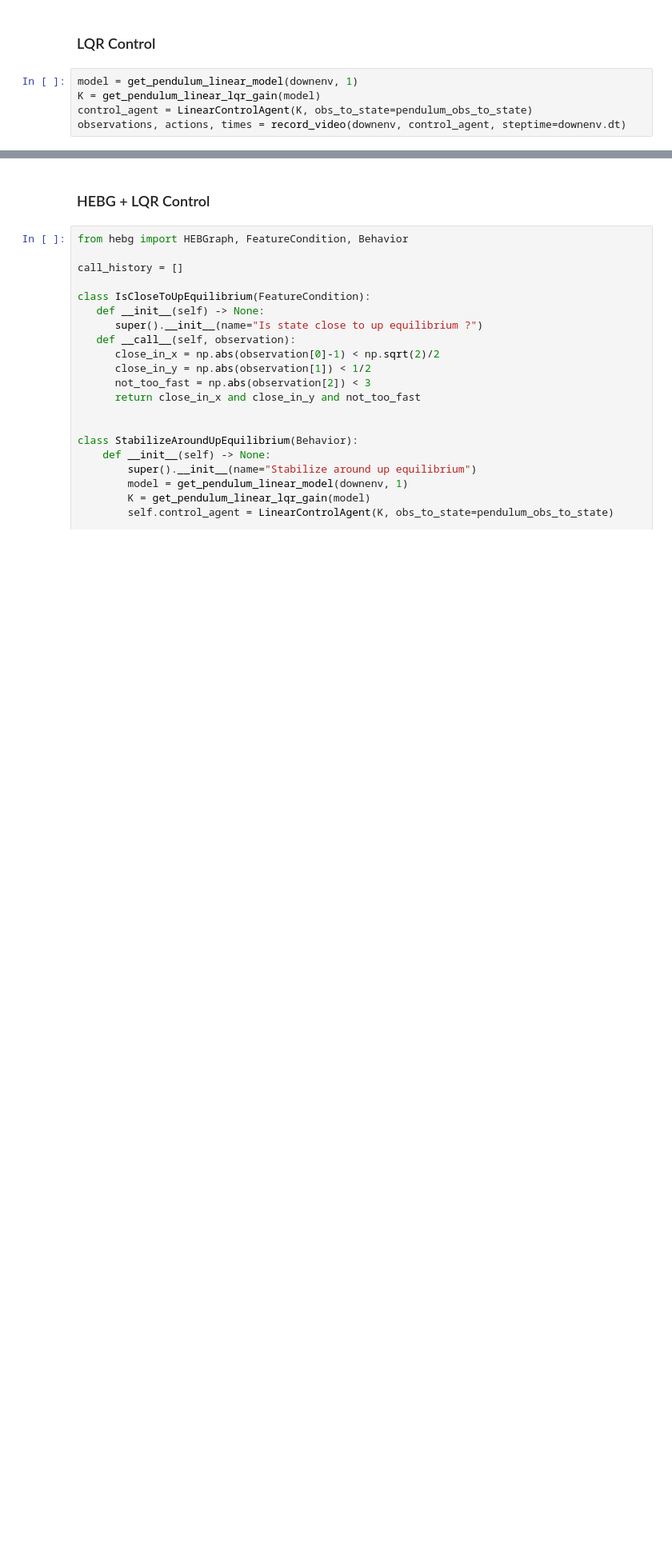
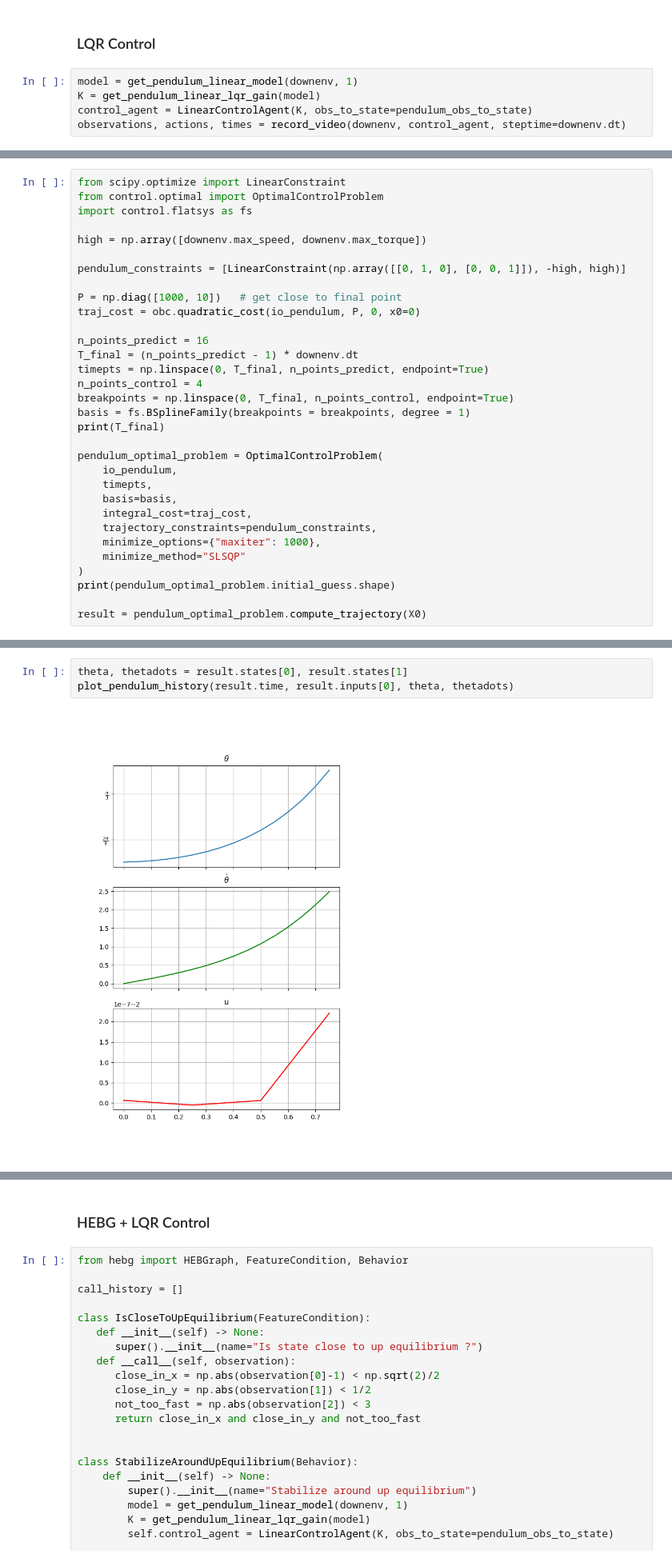
Before and after one commit to MathisFederico/ControlGym, a Jupyter notebook: notebooks/pendulum.ipynb, the cells around one changed output, grey strips where cells are left out. Shown at 80% size. Drawn from its saved outputs; the diff is of its cells as text; blank space fills up the shorter version.

```diff
--- a/notebooks/pendulum.ipynb
+++ b/notebooks/pendulum.ipynb
@@ -125,0 +185,32 @@ observations, actions, times = record_video(downenv, control_agent, steptime=dow
+# %%
+from scipy.optimize import LinearConstraint
+from control.optimal import OptimalControlProblem
+import control.flatsys as fs
+
+high = np.array([downenv.max_speed, downenv.max_torque])
+
+pendulum_constraints = [LinearConstraint(np.array([[0, 1, 0], [0, 0, 1]]), -high, high)]
+
+P = np.diag([1000, 10])   # get close to final point
+traj_cost = obc.quadratic_cost(io_pendulum, P, 0, x0=0)
+
+n_points_predict = 16
+T_final = (n_points_predict - 1) * downenv.dt
+timepts = np.linspace(0, T_final, n_points_predict, endpoint=True)
+n_points_control = 4
+breakpoints = np.linspace(0, T_final, n_points_control, endpoint=True)
+basis = fs.BSplineFamily(breakpoints = breakpoints, degree = 1)
+print(T_final)
+
+pendulum_optimal_problem = OptimalControlProblem(
+    io_pendulum,
+    timepts,
+    basis=basis,
+    integral_cost=traj_cost,
+    trajectory_constraints=pendulum_constraints,
+    minimize_options={"maxiter": 1000},
+    minimize_method="SLSQP"
+)
+print(pendulum_optimal_problem.initial_guess.shape)
+
+result = pendulum_optimal_problem.compute_trajectory(X0)
@@ -125,0 +225,5 @@ observations, actions, times = record_video(downenv, control_agent, steptime=dow
+# %%
+theta, thetadots = result.states[0], result.states[1]
+plot_pendulum_history(result.time, result.inputs[0], theta, thetadots)
+# %% [output]
+[figure, added]
```
Also changed, not shown: parts of 15 cells of this notebook, 1 other file.
